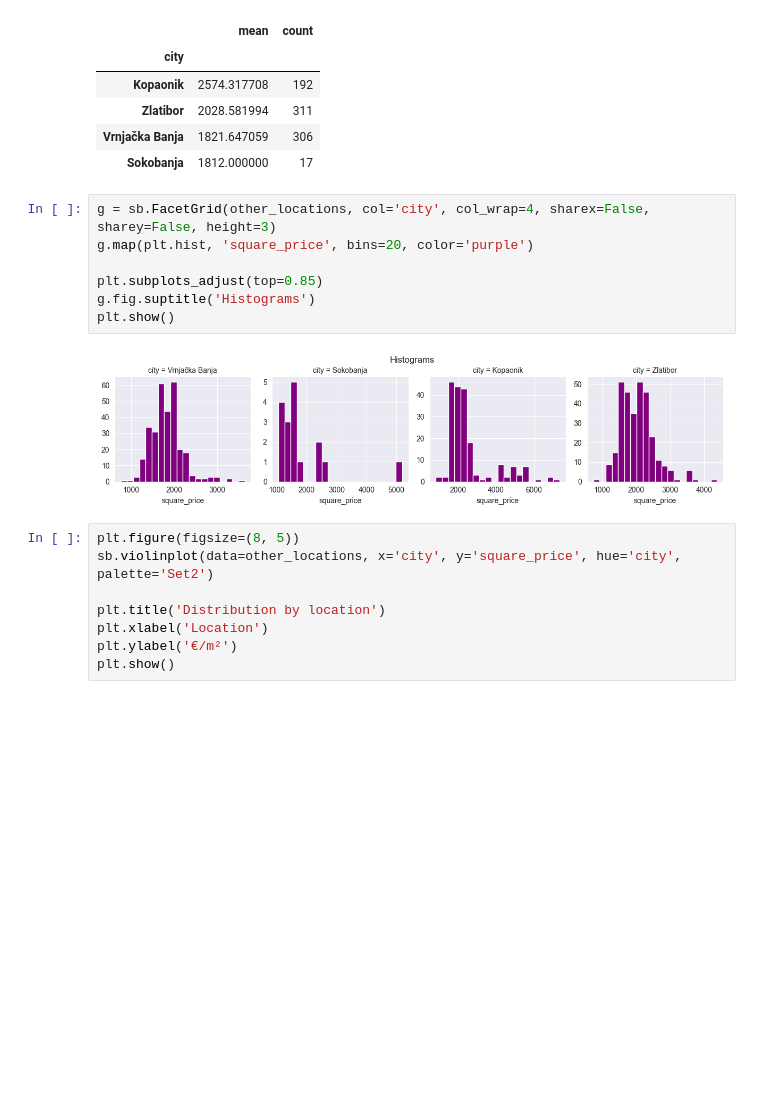
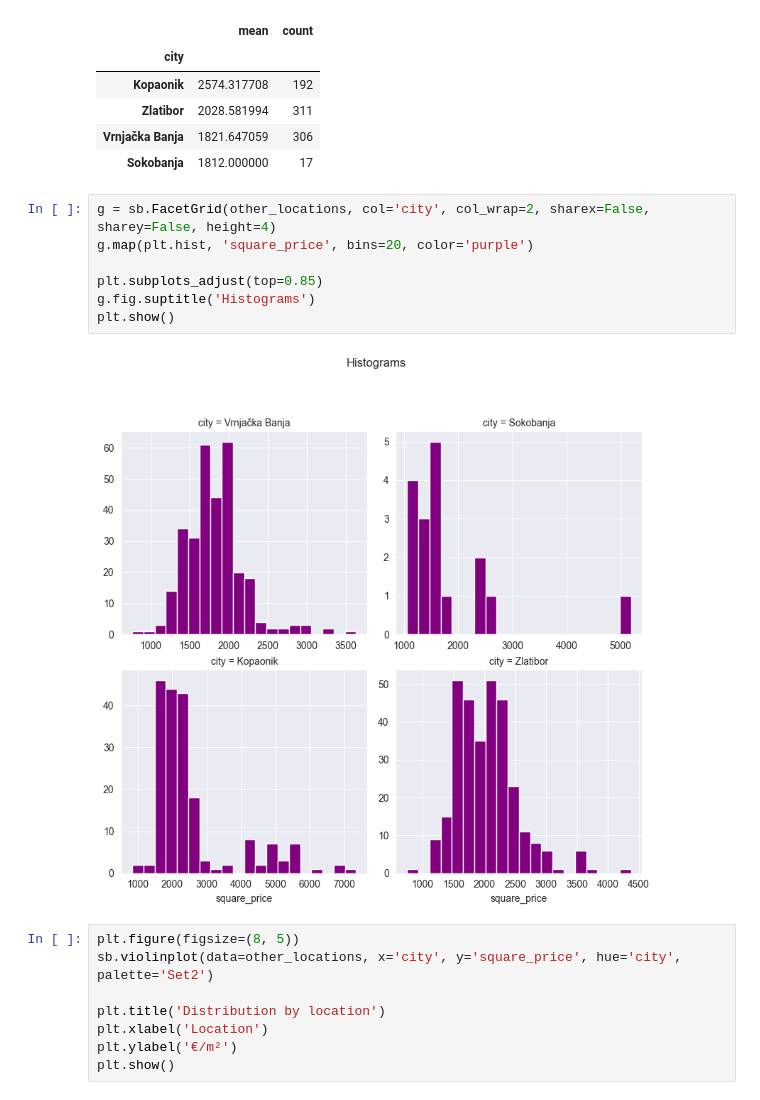
Before and after one commit to ttcpavle/Apartment-sale-data-analysis, a Jupyter notebook: Apartment_Prices_Analysis.ipynb, the cells around one changed output. Saved outputs shown, nothing was run; the diff lists cells and outputs as text; blank space fills up the shorter version.

```diff
--- a/Apartment_Prices_Analysis.ipynb
+++ b/Apartment_Prices_Analysis.ipynb
@@ -476,14 +476,14 @@ other_locations.groupby('city')['square_price'].agg(['mean','count']).sort_value
 | Vrnjačka Banja | 1821.647059 | 306 |
 | Sokobanja | 1812.000000 | 17 |
 # %%
-g = sb.FacetGrid(other_locations, col='city', col_wrap=4, sharex=False, sharey=False, height=3)
+g = sb.FacetGrid(other_locations, col='city', col_wrap=2, sharex=False, sharey=False, height=4)
 g.map(plt.hist, 'square_price', bins=20, color='purple')
 
 plt.subplots_adjust(top=0.85)
 g.fig.suptitle('Histograms')
 plt.show()
 # %% [output]
-[figure, old version]
+[figure, new version]
 # %%
 plt.figure(figsize=(8, 5))
 sb.violinplot(data=other_locations, x='city', y='square_price', hue='city', palette='Set2')
```
Also changed, not shown: parts of 6 cells of this notebook, 3 other files.
